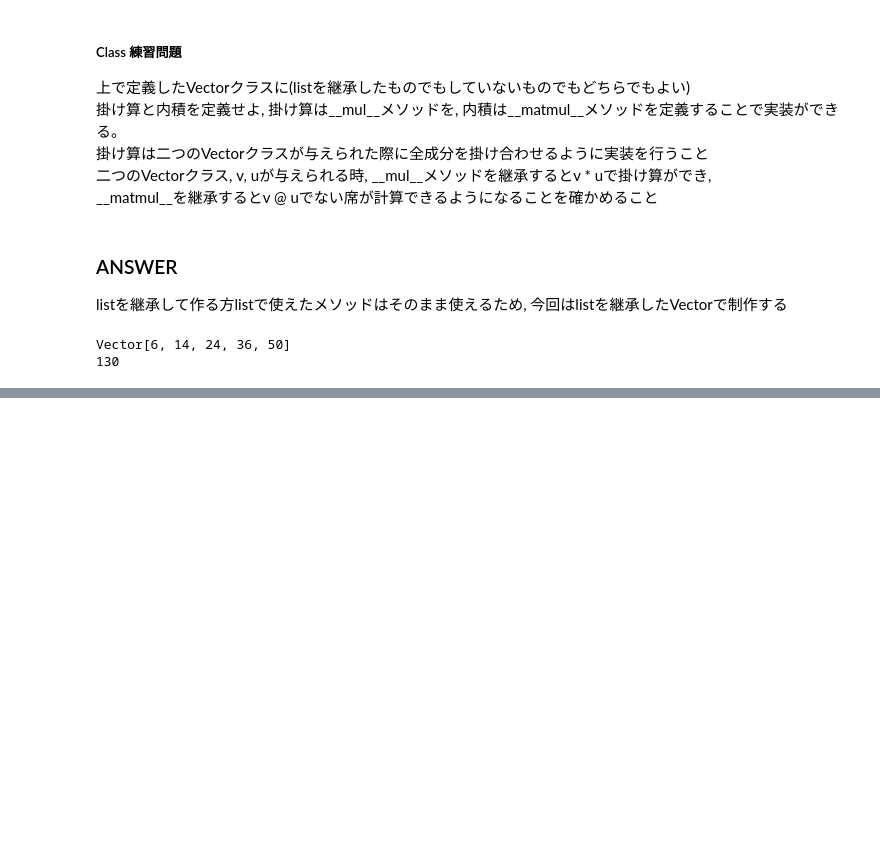
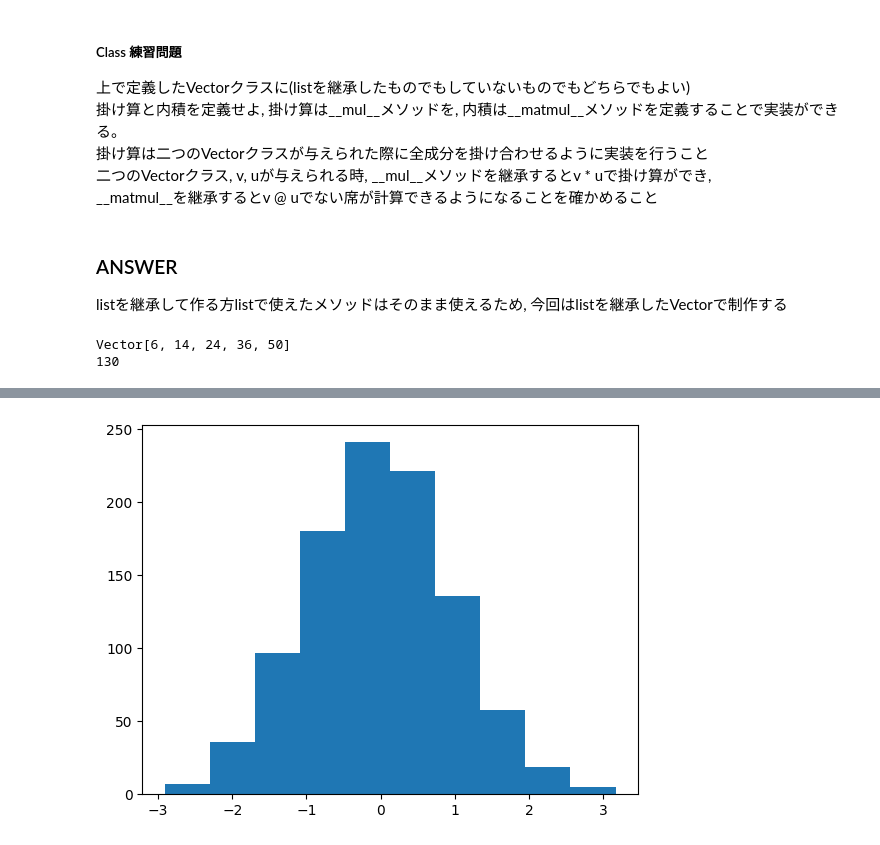
Before and after one commit to SuperHotDogCat/PYTHONWORKSHOP, a Jupyter notebook: python_workshop.ipynb, the cells around one changed output, grey strips where cells are left out. Cells and saved outputs as stored; diff of their text form; code cells hidden in the pictures; blank space fills up the shorter version.

```diff
--- a/python_workshop.ipynb
+++ b/python_workshop.ipynb
@@ -1145,0 +1502,8 @@ Vector[6, 14, 24, 36, 50]
+# %%
+import matplotlib.pyplot as plt
+x = np.random.randn(1000)
+plt.hist(x) #plt.hist(x)には描画したいヒストグラムの値が格納された配列を指定する。今回はnumpyのndarray配列を使ったが, listでも良い
+plt.show()
+#np.random.randnは正規分布に従う乱数を出力するので今回は正規分布のようなグラフを書くことができた。
+# %% [output]
+[figure, added]
```
Also changed, not shown: parts of 71 cells of this notebook.
